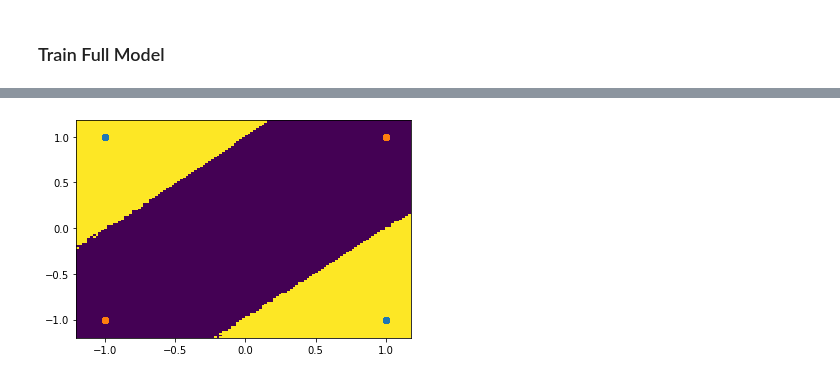
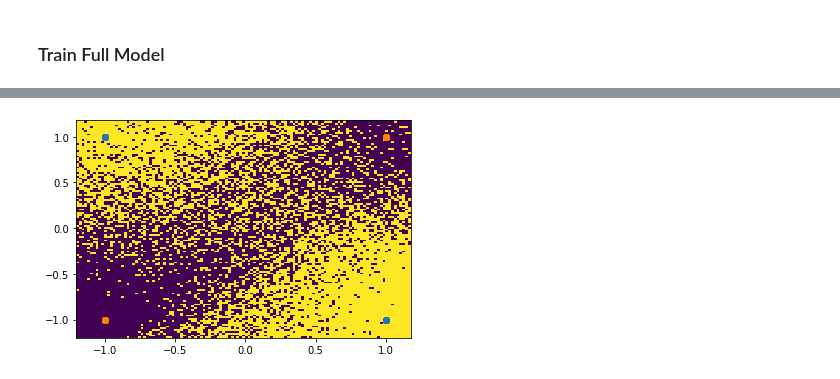
Before and after one commit to shaharazulay/relu-inductive-bias, a Jupyter notebook: source/xor_dataset_empricial_experiment.ipynb, the cells around one changed output, grey strips where cells are left out. Drawn from its saved outputs; the diff is of its cells as text; code cells hidden in the pictures.

```diff
--- a/source/xor_dataset_empricial_experiment.ipynb
+++ b/source/xor_dataset_empricial_experiment.ipynb
@@ -32,3 +29,7 @@ y_train, y_test = y[: int(0.8 * n)], y[int(0.8 * n):]
+# %%
+n_train = 100
+x_train, x_test = x[: n_train, :], x[n_train:, :]
+y_train, y_test = y[: n_train], y[n_train:]
 # %% [markdown]
 ### Utils
 # %%
@@ -58,7 +65,7 @@ def plot_classifier(w, a, x, y):
 w_0 = np.random.normal(loc=0, scale=1, size=(m, d))
 a_0 = np.random.normal(loc=0, scale=1, size=(m,))
 # %%
-w_opt_L1, a_opt_L1 = solver(x, y, w_0, a_0, m, d, obj='L1')
+w_opt_L1, a_opt_L1 = solver(x_train, y_train, w_0, a_0, m, d, obj='L1')
 w_opt_L1, a_opt_L1
 # %% [output]
 Optimization terminated successfully.    (Exit mode 0)
@@ -110,11 +117,16 @@ def train(x_train, y_train, x_test, y_test, w_0, a_0, step_size, n_epochs):
     training_accuracy = []
     test_accuracy = []
     excess_l1_curve = []
+    w_curve = []
+    a_curve = []
 
     w, a = np.array(w_0), np.array(a_0)
 
     for epoch in range(n_epochs):
         w, a, gamma_tilde, gamma = update(w, a, x_train, y_train, epoch, step_size)
+        w_curve.append(w)
+        a_curve.append(a)
+
         training_accuracy.append(gamma_tilde)
         test_accuracy.append(evaluate(x_test, y_test, w, a))
 
@@ -124,8 +136,8 @@ def train(x_train, y_train, x_test, y_test, w_0, a_0, step_size, n_epochs):
 
 
     return {
-        'w': w,
-        'a': a,
+        'w': w_curve,
+        'a': a_curve,
         'training_accuracy': training_accuracy,
         'test_accuracy': test_accuracy,
         'excess_l1_curve': excess_l1_curve
@@ -136,9 +148,9 @@ def evaluate(x, y, w, a):
     y_pred = np.dot(a, activations)
     return sum(np.equal(np.sign(y_pred), np.sign(y))) / len(x)
 # %%
-alpha = 10
+alpha = 1000
 
 results = {}
-for s in [0, 0.5, 0.9]:
-    w_0, a_0 = symmetric_init(alpha=alpha, s=s,  m=m, d=d)
-    results[s] = train(x_train, y_train, x_test, y_test, w_0, a_0, step_size=0.1, n_epochs=10000)
+for s in [-0.9, 0, 0.9]:
+    w_0, a_0 = symmetric_init(alpha=alpha, s=s,  m=m, d=d, seed=0)
+    results[s] = train(x_train, y_train, x_test, y_test, w_0, a_0, step_size=0.01, n_epochs=100000)
@@ -145,5 +178,5 @@ for s in [0, 0.5, 0.9]:
 # %%
-w, a = results[0]['w'], results[0]['a']
+w, a = results[0.9]['w'][-1], results[0.9]['a'][-1]
 plot_classifier(w, a, x_train, y_train)
 # %% [output]
-[figure, old version]
+[figure, new version]
```
Also changed, not shown: parts of 22 cells of this notebook, 7 other files.
